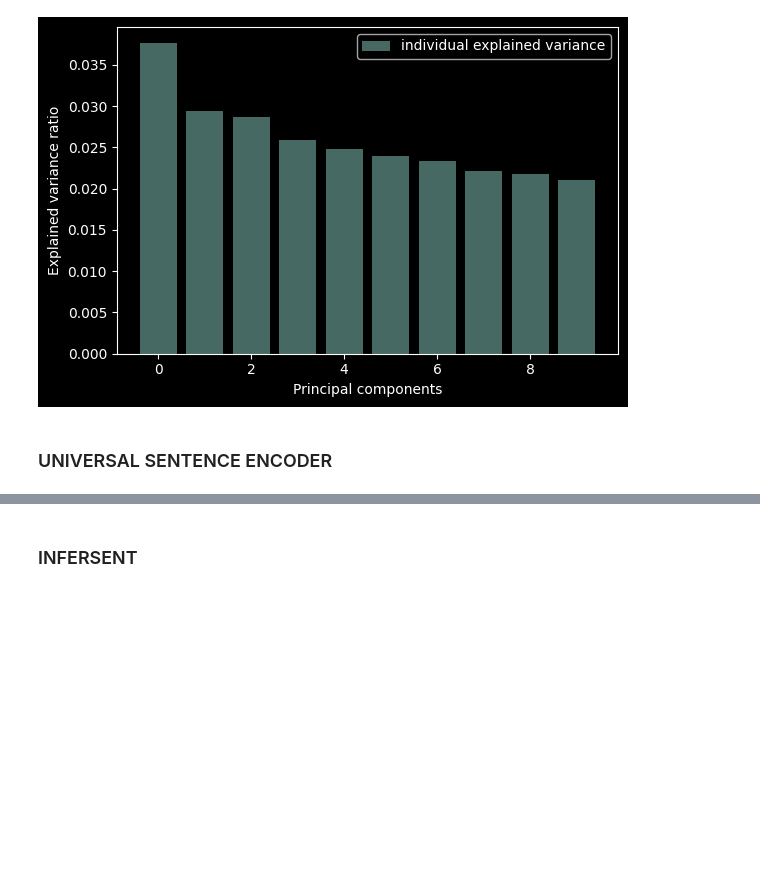
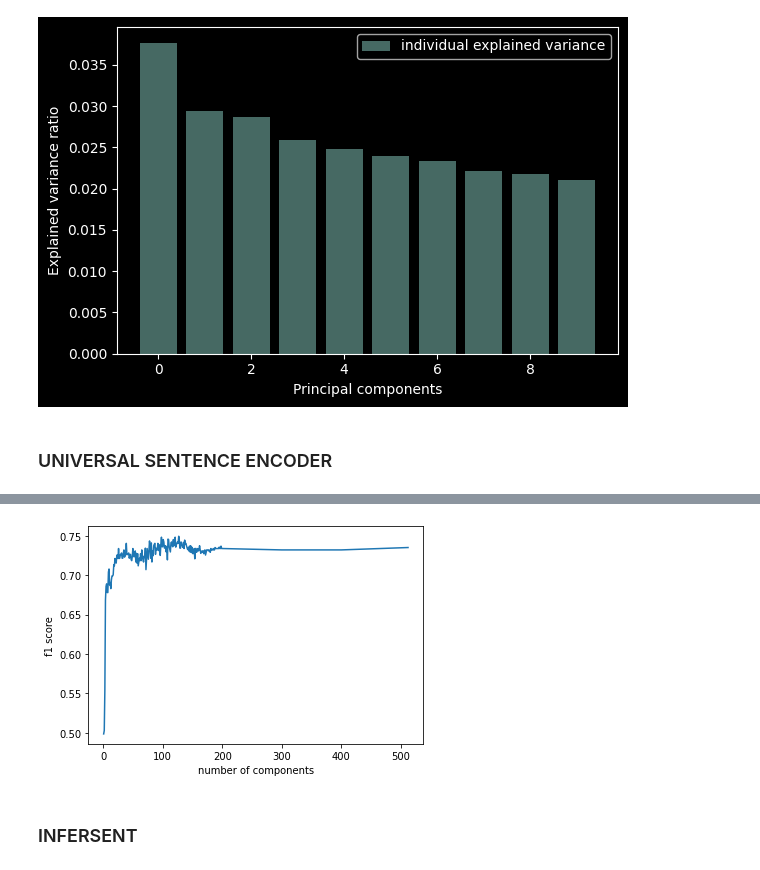
Before and after one commit to dariomesic/AIPT, a Jupyter notebook: projekt/Understanding and fighting bullying with machine learning.ipynb, the cells around one changed output, grey strips where cells are left out. Saved outputs shown, nothing was run; the diff lists cells and outputs as text; code cells hidden in the pictures; blank space fills up the shorter version.

```diff
--- a/projekt/Understanding and fighting bullying with machine learning.ipynb
+++ b/projekt/Understanding and fighting bullying with machine learning.ipynb
@@ -1295,2 +1503,9 @@ with plt.style.context('dark_background'):
+# %%
+plt.plot(num_of_components[:len(accuracies)],f1_scores[:len(accuracies)])
+plt.xlabel('number of components')
+plt.ylabel('f1 score')
+plt.show()
+# %% [output]
+[figure, added]
 # %% [markdown]
 ### INFERSENT
```
Also changed, not shown: parts of 54 cells of this notebook.
